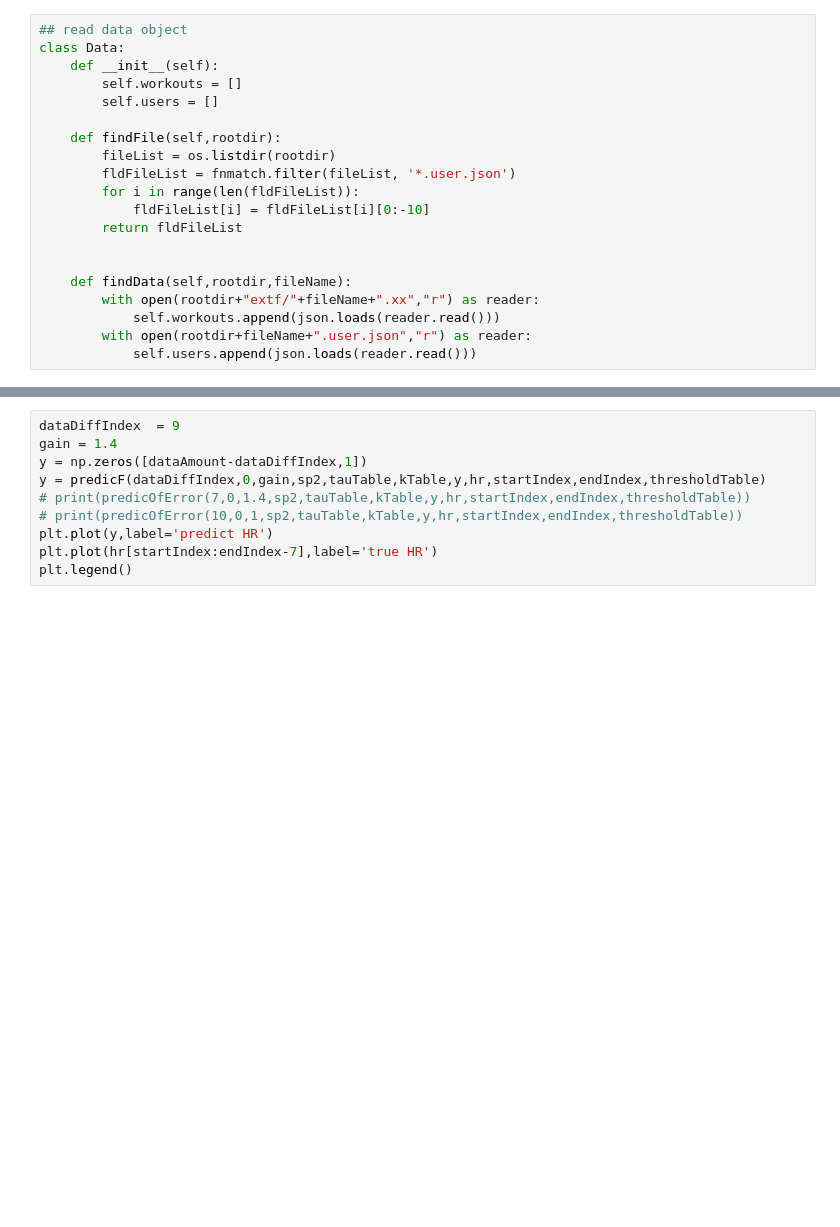
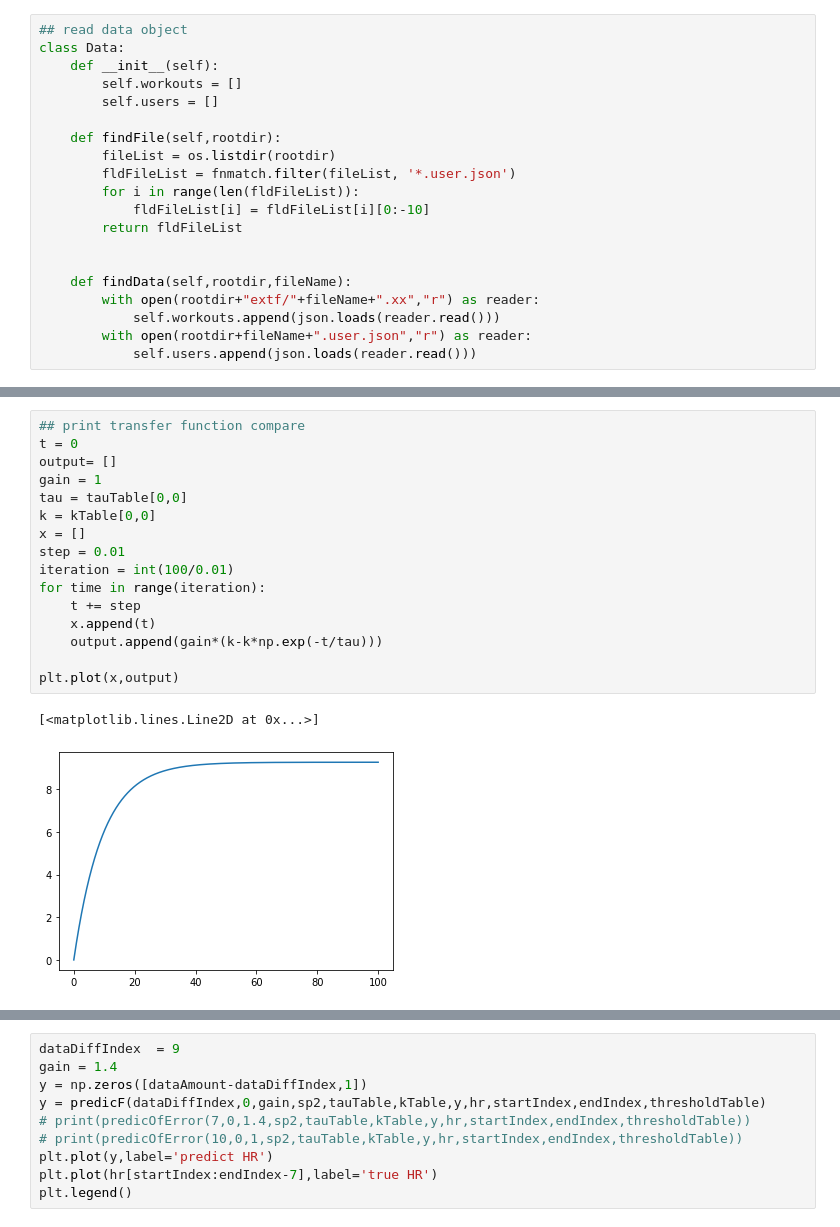
Before and after one commit to ken-hsu/speedToHr, a Jupyter notebook: speedToHr.ipynb, the cells around one changed output, grey strips where cells are left out. Saved outputs shown, nothing was run; the diff lists cells and outputs as text; blank space fills up the shorter version.

```diff
--- a/speedToHr.ipynb
+++ b/speedToHr.ipynb
@@ -75 +81,20 @@ print(sp2.shape[0])
+# %%
+## print transfer function compare
+t = 0
+output= []
+gain = 1
+tau = tauTable[0,0]
+k = kTable[0,0]
+x = []
+step = 0.01
+iteration = int(100/0.01)
+for time in range(iteration):
+    t += step
+    x.append(t)
+    output.append(gain*(k-k*np.exp(-t/tau)))
+
+plt.plot(x,output)
+# %% [output]
+[<matplotlib.lines.Line2D at 0x...>]
+[figure, added]
 # %%
```
Also changed, not shown: parts of 5 cells of this notebook, 5 other files.
